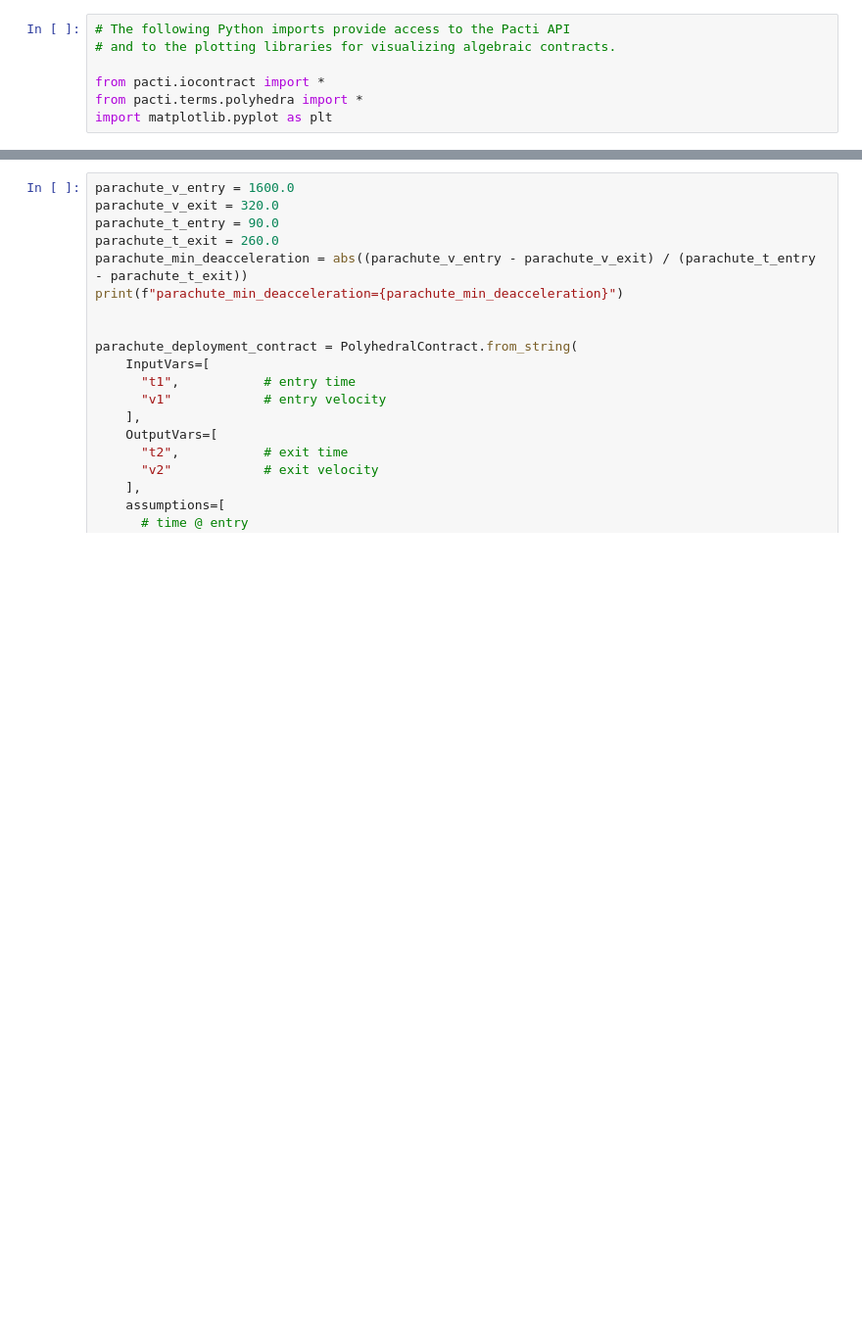
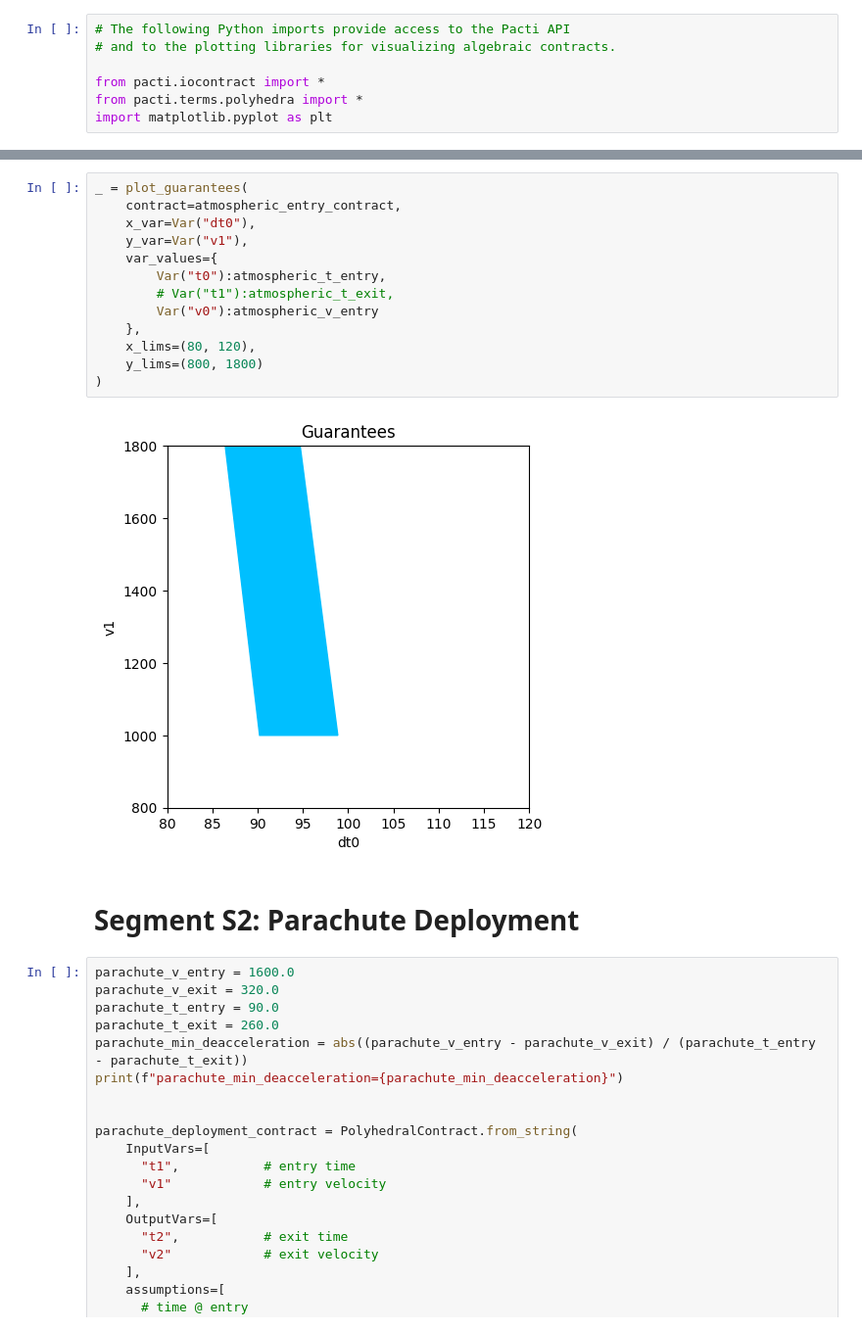
Before and after one commit to pacti-org/pacti, a Jupyter notebook: case_studies/mars_entry_descent_landing/mars_edl-2nd-encoding.ipynb, the cells around one changed output, grey strips where cells are left out. Shown at 98% size. Cells and saved outputs as stored; diff of their text form; blank space fills up the shorter version.

```diff
--- a/case_studies/mars_entry_descent_landing/mars_edl-2nd-encoding.ipynb
+++ b/case_studies/mars_entry_descent_landing/mars_edl-2nd-encoding.ipynb
@@ -111,3 +112,20 @@ _ = plot_guarantees(
+# %%
+_ = plot_guarantees(
+    contract=atmospheric_entry_contract,
+    x_var=Var("dt0"),
+    y_var=Var("v1"),
+    var_values={
+        Var("t0"):atmospheric_t_entry,
+        # Var("t1"):atmospheric_t_exit,
+        Var("v0"):atmospheric_v_entry
+    },
+    x_lims=(80, 120),
+    y_lims=(800, 1800)
+)
+# %% [output]
+[figure, added]
+# %% [markdown]
+# Segment S2: Parachute Deployment
 # %%
 parachute_v_entry = 1600.0
 parachute_v_exit = 320.0
```
Also changed, not shown: parts of 3 cells of this notebook, 2 other files.
